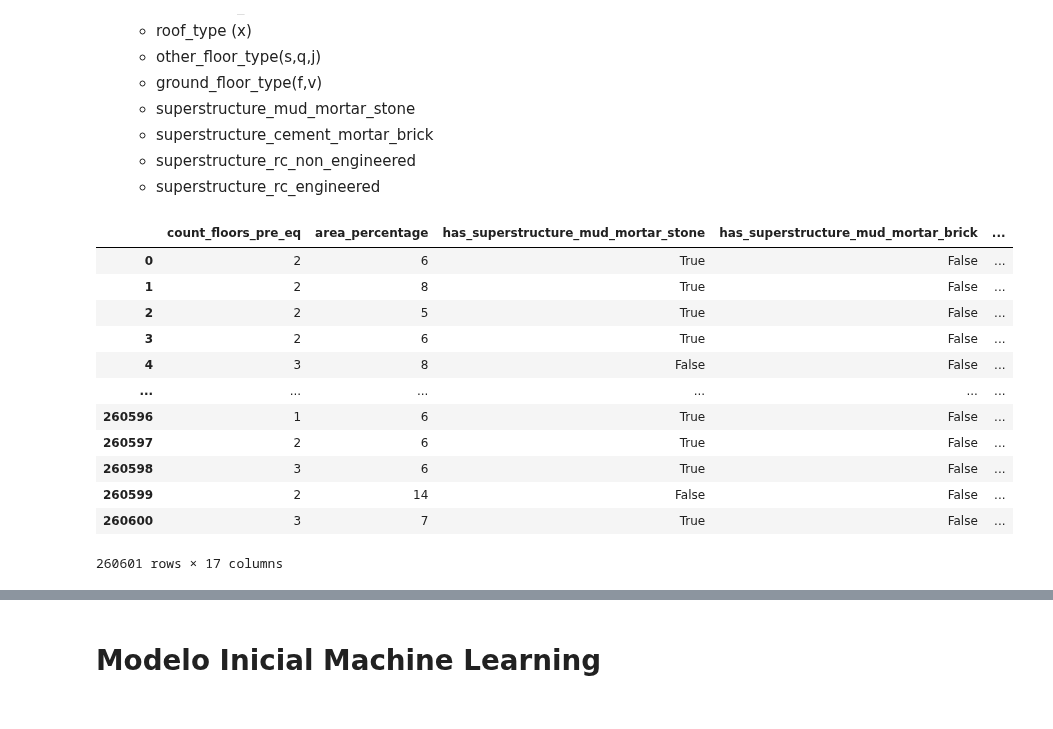
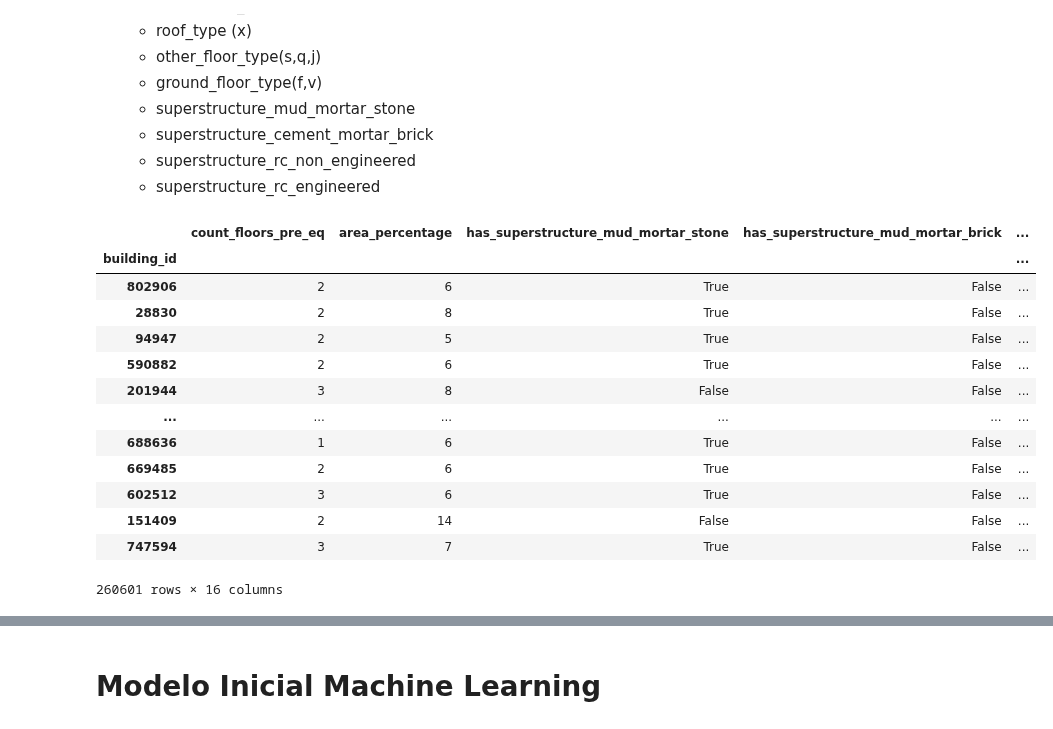
Before and after one commit to DanteReinaudo/EarthquakeDamagePrediction, a Jupyter notebook: tp2/modelo_machine_learning.ipynb, the cells around one changed output, grey strips where cells are left out. Saved outputs shown, nothing was run; the diff lists cells and outputs as text; code cells hidden in the pictures.

```diff
--- a/tp2/modelo_machine_learning.ipynb
+++ b/tp2/modelo_machine_learning.ipynb
@@ -29,7 +32,7 @@ import warnings
 warnings.filterwarnings('ignore')
 # %%
 #Set de entrenamiento con el target Damage Grade includio
-data = pd.read_csv('data/clean_Data.csv',dtype = {
+data = pd.read_csv('data/train_values.csv',dtype = {
     "building_id" : "int32",
     "geo_level_1_id" : "int8",
     "geo_level_2_id" : "int16",
@@ -68,7 +71,8 @@ data = pd.read_csv('data/clean_Data.csv',dtype = {
     "has_secondary_use_health_post" : "bool",
     "has_secondary_use_gov_office" : "bool",
     "has_secondary_use_use_police" : "bool",
-    "has_secondary_use_other" : "bool",
-    "damage_grade" : "int8"
+    "has_secondary_use_other" : "bool"},
+    index_col='building_id')
 
-})
+data_labels =  pd.read_csv('data/train_labels.csv',dtype = {"damage_grade" : "int8" },index_col='building_id')
+data_labels
@@ -128,47 +104,48 @@ data_test = pd.read_csv('data/test_values.csv',dtype = {
      - superstructure_rc_non_engineered
      - superstructure_rc_engineered
 # %%
-data_train = pd.DataFrame()
-data_train["count_floors_pre_eq"] = data["count_floors_pre_eq"]
-data_train["area_percentage"] = data["area_percentage"]
-data_train["has_superstructure_mud_mortar_stone"] = data["has_superstructure_mud_mortar_stone"]
-data_train["has_superstructure_mud_mortar_brick"] = data["has_superstructure_mud_mortar_brick"]
-data_train["has_superstructure_rc_non_engineered"] = data["has_superstructure_rc_non_engineered"]
-data_train["has_superstructure_rc_engineered"] = data["has_superstructure_rc_engineered"]
+features_importantes = ["count_floors_pre_eq",
+                        "area_percentage",
+                        "has_superstructure_mud_mortar_stone",
+                        "has_superstructure_mud_mortar_brick",
+                        "has_superstructure_rc_non_engineered",
+                        "has_superstructure_rc_engineered"
+                        ]
+
+data_train = data[features_importantes]
 
 foundation_dummies = pd.get_dummies(data["foundation_type"])
 data_train["foundation_r"] = foundation_dummies["r"]
 data_train["foundation_w"] = foundation_dummies["w"]
 data_train["foundation_u"] = foundation_dummies["u"]
 data_train["foundation_i"] = foundation_dummies["i"]
 
 roof_dummies = pd.get_dummies(data["roof_type"])
 data_train["roof_x"] = roof_dummies["x"]
 
 
 pb_dummies = pd.get_dummies(data["ground_floor_type"])
 data_train["ground_floor_f"] = pb_dummies["f"]
 data_train["ground_floor_v"] = pb_dummies["v"]
 
 of_dummies = pd.get_dummies(data["other_floor_type"])
 data_train["other_floor_s"] = of_dummies["s"]
 data_train["other_floor_q"] = of_dummies["q"]
 data_train["other_floor_j"] = of_dummies["j"]
 
-data_train["damage_grade"] = data["damage_grade"].astype("int8")
-
 data_train
 # %% [output]
 |  | count_floors_pre_eq | area_percentage | has_superstructure_mud_mortar_stone | has_superstructure_mud_mortar_brick | ... |
-| 0 | 2 | 6 | True | False | ... |
-| 1 | 2 | 8 | True | False | ... |
-| 2 | 2 | 5 | True | False | ... |
-| 3 | 2 | 6 | True | False | ... |
-| 4 | 3 | 8 | False | False | ... |
+| building_id |  |  |  |  | ... |
+| 802906 | 2 | 6 | True | False | ... |
+| 28830 | 2 | 8 | True | False | ... |
+| 94947 | 2 | 5 | True | False | ... |
+| 590882 | 2 | 6 | True | False | ... |
+| 201944 | 3 | 8 | False | False | ... |
 | ... | ... | ... | ... | ... | ... |
-| 260596 | 1 | 6 | True | False | ... |
-| 260597 | 2 | 6 | True | False | ... |
-| 260598 | 3 | 6 | True | False | ... |
-| 260599 | 2 | 14 | False | False | ... |
-| 260600 | 3 | 7 | True | False | ... |
+| 688636 | 1 | 6 | True | False | ... |
+| 669485 | 2 | 6 | True | False | ... |
+| 602512 | 3 | 6 | True | False | ... |
+| 151409 | 2 | 14 | False | False | ... |
+| 747594 | 3 | 7 | True | False | ... |
-260601 rows × 17 columns
+260601 rows × 16 columns
```
Also changed, not shown: parts of 28 cells of this notebook, 1 other file.
